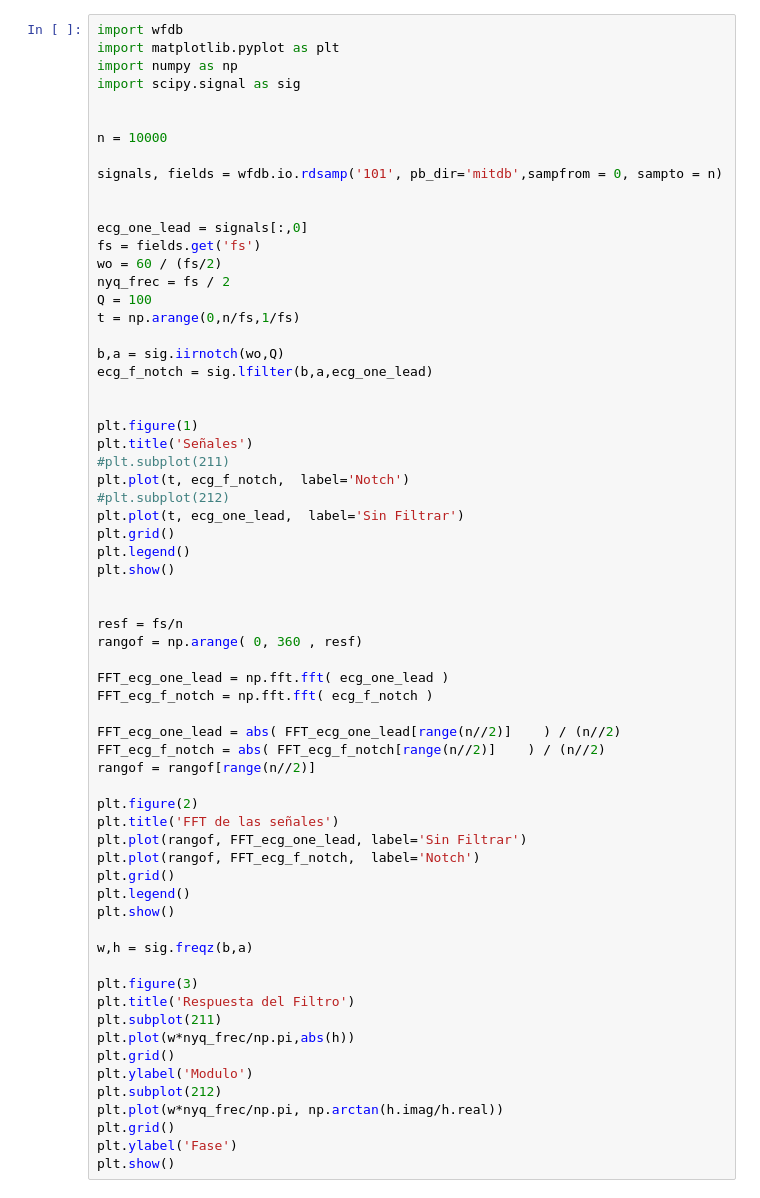
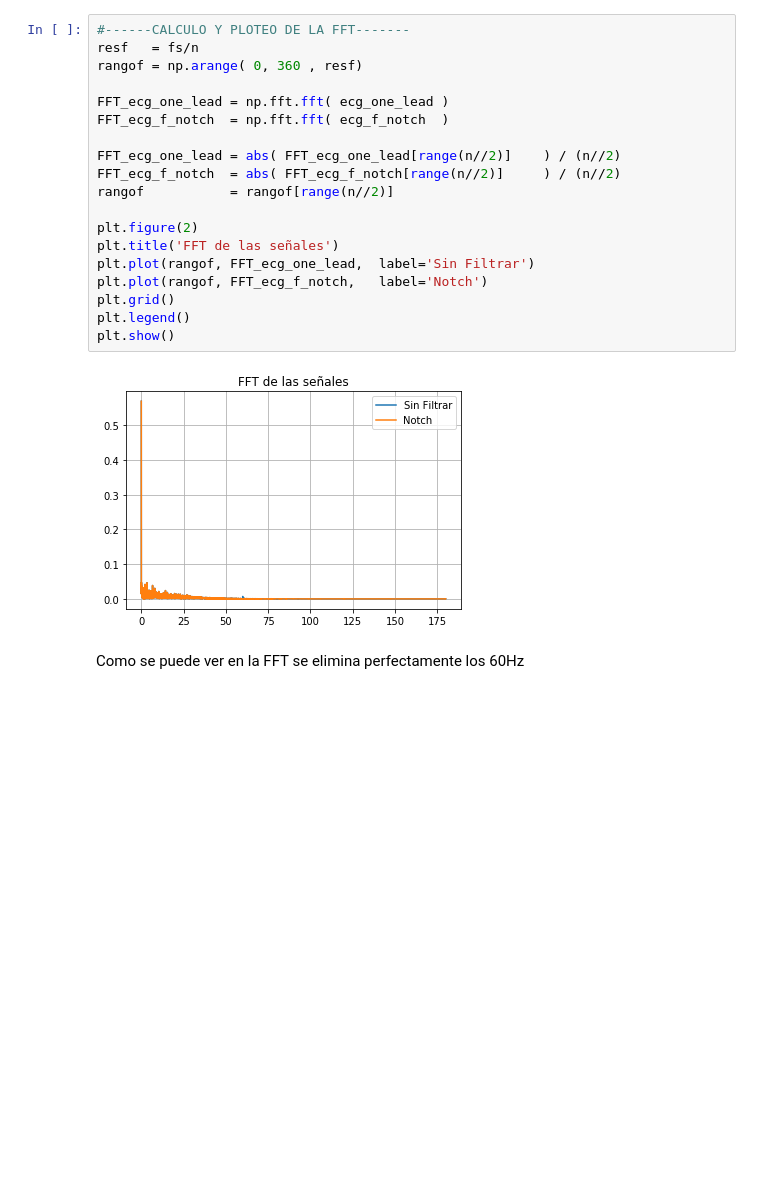
Before and after one commit to luciasucunza/git_proyecto_ecg, a Jupyter notebook: Filtros/2_Notch.ipynb, the cells around one changed output. Saved outputs shown, nothing was run; the diff lists cells and outputs as text; blank space fills up the shorter version.

```diff
--- a/Filtros/2_Notch.ipynb
+++ b/Filtros/2_Notch.ipynb
@@ -3,65 +60,23 @@
 # %%
-import wfdb
-import matplotlib.pyplot as plt
-import numpy as np
-import scipy.signal as sig
+#------CALCULO Y PLOTEO DE LA FFT-------
+resf   = fs/n
+rangof = np.arange( 0, 360 , resf)
 
+FFT_ecg_one_lead = np.fft.fft( ecg_one_lead )
+FFT_ecg_f_notch  = np.fft.fft( ecg_f_notch  )
 
-n = 10000
+FFT_ecg_one_lead = abs( FFT_ecg_one_lead[range(n//2)]    ) / (n//2)
+FFT_ecg_f_notch  = abs( FFT_ecg_f_notch[range(n//2)]     ) / (n//2)
+rangof           = rangof[range(n//2)]
 
-signals, fields = wfdb.io.rdsamp('101', pb_dir='mitdb',sampfrom = 0, sampto = n)
-
-
-ecg_one_lead = signals[:,0]
-fs = fields.get('fs')
-wo = 60 / (fs/2)
-nyq_frec = fs / 2
-Q = 100
-t = np.arange(0,n/fs,1/fs)
-
-b,a = sig.iirnotch(wo,Q)
-ecg_f_notch = sig.lfilter(b,a,ecg_one_lead)
-
-
-plt.figure(1)
-plt.title('Señales')
-#plt.subplot(211)
-plt.plot(t, ecg_f_notch,  label='Notch')
-#plt.subplot(212)
-plt.plot(t, ecg_one_lead,  label='Sin Filtrar')
+plt.figure(2)
+plt.title('FFT de las señales')
+plt.plot(rangof, FFT_ecg_one_lead,  label='Sin Filtrar')
+plt.plot(rangof, FFT_ecg_f_notch,   label='Notch')
 plt.grid()
 plt.legend()
 plt.show()
-
-
-resf = fs/n
-rangof = np.arange( 0, 360 , resf)
-
-FFT_ecg_one_lead = np.fft.fft( ecg_one_lead )
-FFT_ecg_f_notch = np.fft.fft( ecg_f_notch )
-
-FFT_ecg_one_lead = abs( FFT_ecg_one_lead[range(n//2)]    ) / (n//2)
-FFT_ecg_f_notch = abs( FFT_ecg_f_notch[range(n//2)]    ) / (n//2)
-rangof = rangof[range(n//2)]
-
-plt.figure(2)
-plt.title('FFT de las señales')
-plt.plot(rangof, FFT_ecg_one_lead, label='Sin Filtrar')
-plt.plot(rangof, FFT_ecg_f_notch,  label='Notch')
-plt.grid()
-plt.legend()
-plt.show()
-
-w,h = sig.freqz(b,a)
-
-plt.figure(3)
-plt.title('Respuesta del Filtro')
-plt.subplot(211)
-plt.plot(w*nyq_frec/np.pi,abs(h))
-plt.grid()
-plt.ylabel('Modulo')
-plt.subplot(212)
-plt.plot(w*nyq_frec/np.pi, np.arctan(h.imag/h.real))
-plt.grid()
-plt.ylabel('Fase')
-plt.show()
+# %% [output]
+[figure, added]
+# %% [markdown]
+Como se puede ver en la FFT se elimina perfectamente los 60Hz
```
Also changed, not shown: parts of 6 cells of this notebook, 22 other files.
